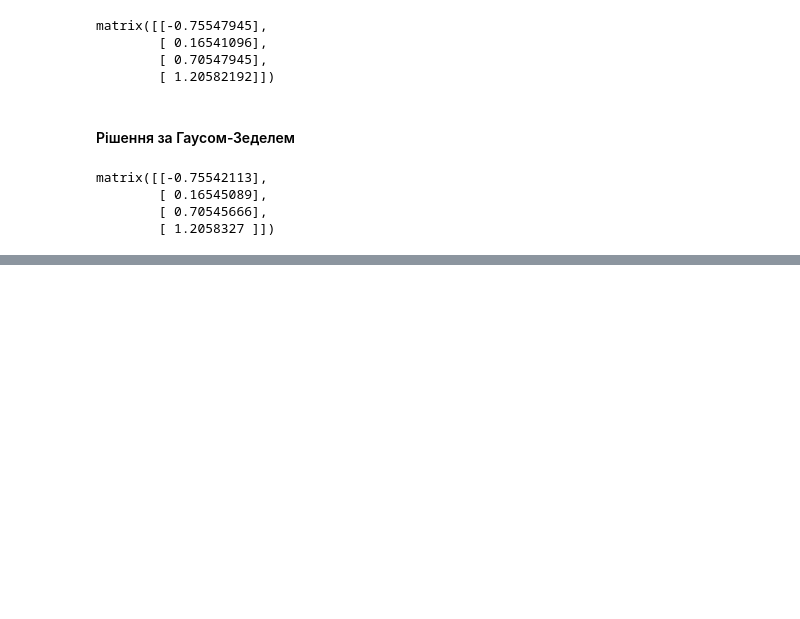
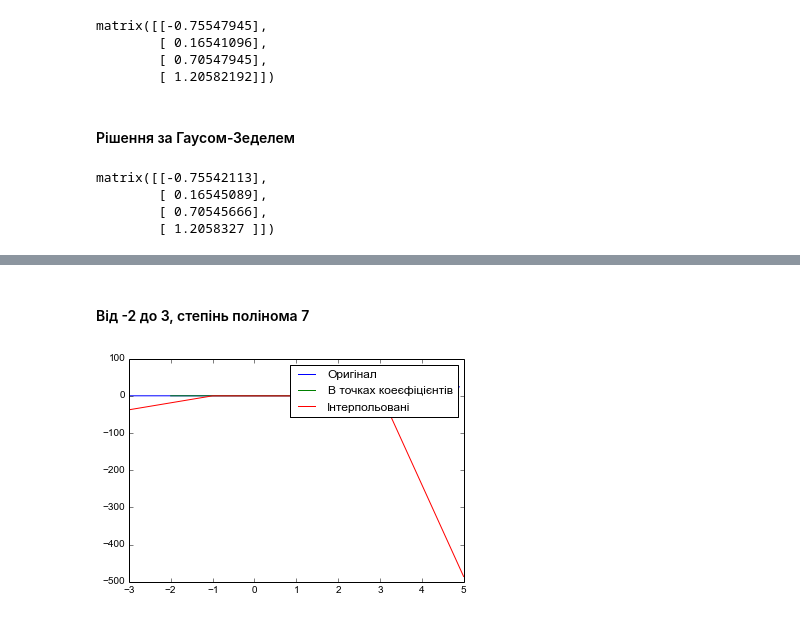
Before and after one commit to chaliy/studies-octo-adventure, a Jupyter notebook: lp/c2_2/ch/k.ipynb, the cells around one changed output, grey strips where cells are left out. Drawn from its saved outputs; the diff is of its cells as text; code cells hidden in the pictures; blank space fills up the shorter version.

```diff
--- a/lp/c2_2/ch/k.ipynb
+++ b/lp/c2_2/ch/k.ipynb
@@ -47,0 +93,6 @@ matrix([[-0.75542113],
+# %% [markdown]
+#### Від -2 до 3, степінь полінома 7
+# %%
+experiment(-2, 3, 7)
+# %% [output]
+[figure, added]
```
Also changed, not shown: parts of 16 cells of this notebook, 11 other files.
